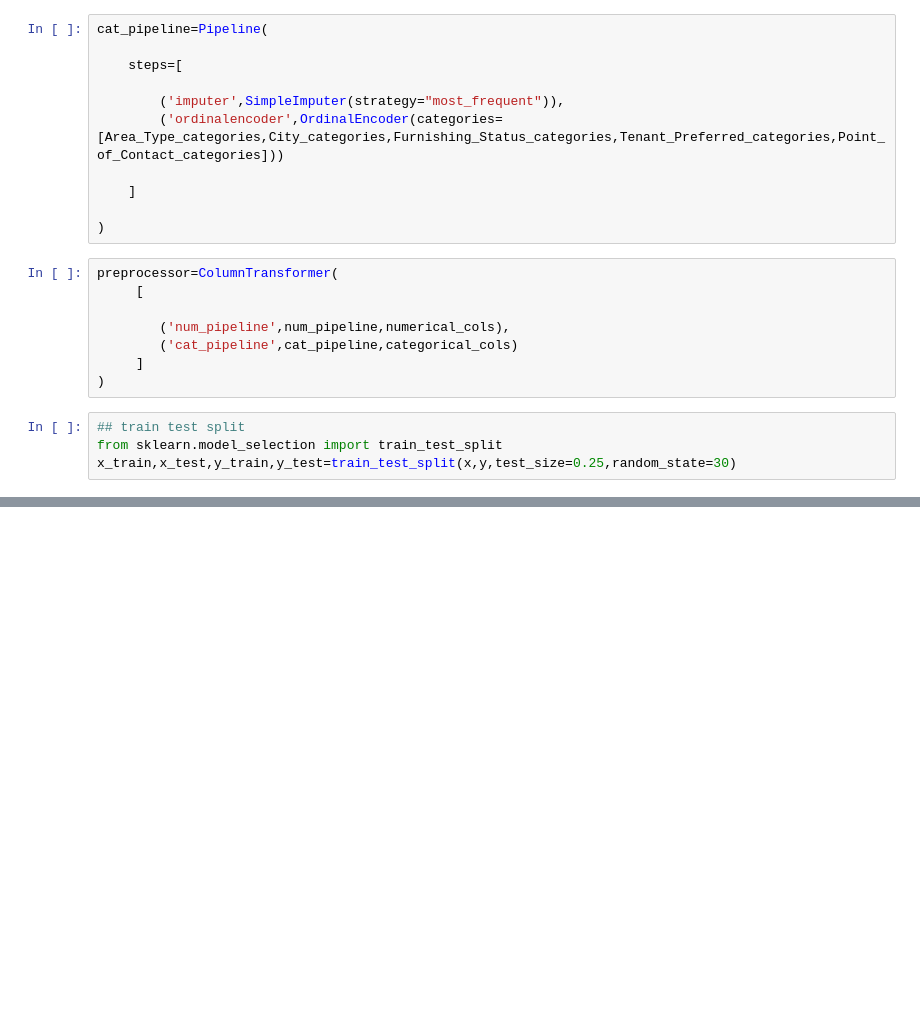
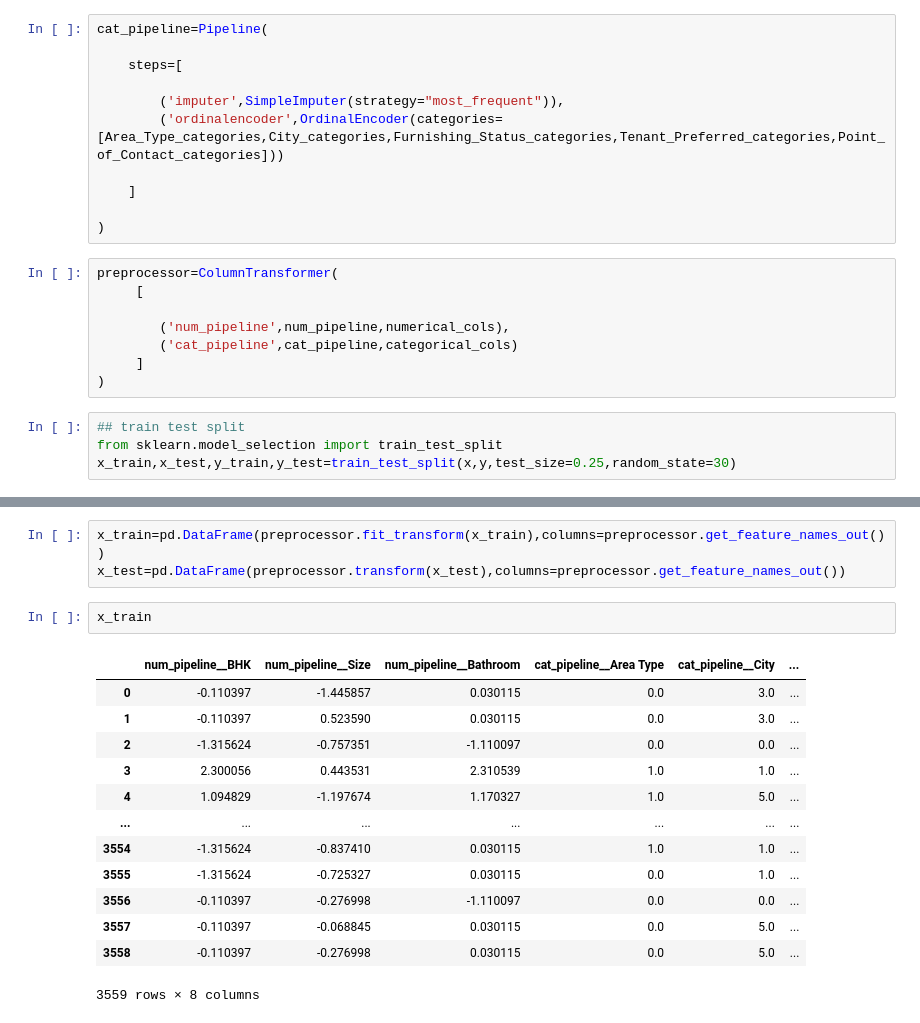
Before and after one commit to DenzAviator/HouseRentPrediction, a Jupyter notebook: notebooks/model_training.ipynb, the cells around one changed output, grey strips where cells are left out. Saved outputs shown, nothing was run; the diff lists cells and outputs as text; blank space fills up the shorter version.

Commit message:
pipeline updated

```diff
--- a/notebooks/model_training.ipynb
+++ b/notebooks/model_training.ipynb
@@ -182,0 +182,19 @@ array([[-0.11039725, -1.44585671,  0.03011518, ...,  1.        ,
+# %%
+x_train=pd.DataFrame(preprocessor.fit_transform(x_train),columns=preprocessor.get_feature_names_out())
+x_test=pd.DataFrame(preprocessor.transform(x_test),columns=preprocessor.get_feature_names_out())
+# %%
+x_train
+# %% [output]
+|  | num_pipeline__BHK | num_pipeline__Size | num_pipeline__Bathroom | cat_pipeline__Area Type | cat_pipeline__City | ... |
+| 0 | -0.110397 | -1.445857 | 0.030115 | 0.0 | 3.0 | ... |
+| 1 | -0.110397 | 0.523590 | 0.030115 | 0.0 | 3.0 | ... |
+| 2 | -1.315624 | -0.757351 | -1.110097 | 0.0 | 0.0 | ... |
+| 3 | 2.300056 | 0.443531 | 2.310539 | 1.0 | 1.0 | ... |
+| 4 | 1.094829 | -1.197674 | 1.170327 | 1.0 | 5.0 | ... |
+| ... | ... | ... | ... | ... | ... | ... |
+| 3554 | -1.315624 | -0.837410 | 0.030115 | 1.0 | 1.0 | ... |
+| 3555 | -1.315624 | -0.725327 | 0.030115 | 0.0 | 1.0 | ... |
+| 3556 | -0.110397 | -0.276998 | -1.110097 | 0.0 | 0.0 | ... |
+| 3557 | -0.110397 | -0.068845 | 0.030115 | 0.0 | 5.0 | ... |
+| 3558 | -0.110397 | -0.276998 | 0.030115 | 0.0 | 5.0 | ... |
+3559 rows × 8 columns
```
Also changed, not shown: parts of 18 cells of this notebook, 5 other files.
